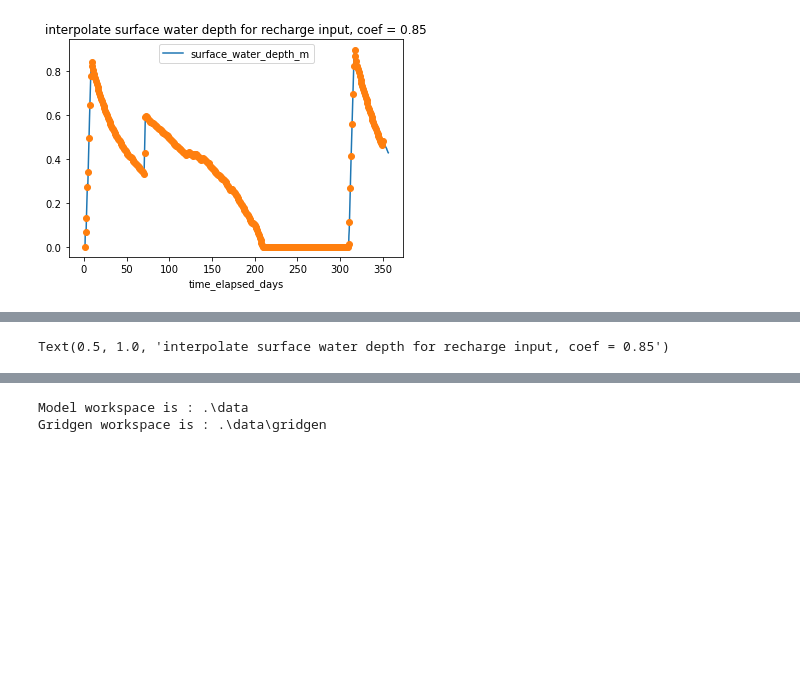
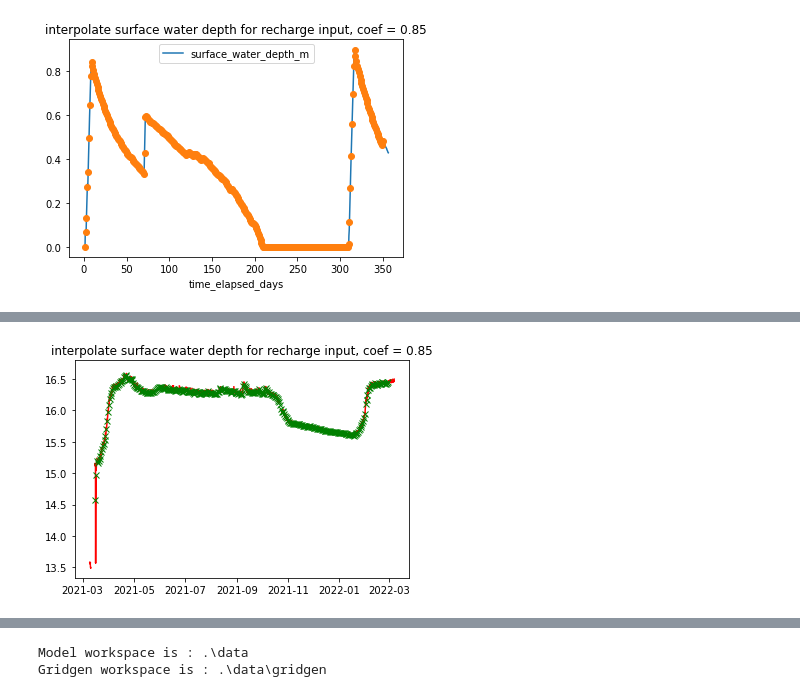
Before and after one commit to chenmingzhang/ewatering, a Jupyter notebook: modflow_planar_2D/ewatering_mf6_jupytext.ipynb, the cells around one changed output, grey strips where cells are left out. Drawn from its saved outputs; the diff is of its cells as text; code cells hidden in the pictures; blank space fills up the shorter version.

Commit message:
interpolate the output

```diff
--- a/modflow_planar_2D/ewatering_mf6_jupytext.ipynb
+++ b/modflow_planar_2D/ewatering_mf6_jupytext.ipynb
@@ -378,42 +379,38 @@ field.watertable_sa1_df[time_start_dt64:time_end_dt64] = np.nan
 field.watertable_sa2_df[time_start_dt64:time_end_dt64] = np.nan
 field.watertable_sa3_df[time_start_dt64:time_end_dt64] = np.nan
 # %%
-field_merged = dotdict({})
+field.sim_time_array_dt64 = field.simlation_start_time_dt64+ np.array(gwf.modeltime.totim, dtype='timedelta64[D]')
+field.merged_df = pd.DataFrame(index=field.sim_time_array_dt64)
+field.merged_df['time_elapsed_days'] = (field.merged_df.index - field.simlation_start_time_dt64) /np.timedelta64(1, 'D')
 
-field_merged.time_simulation_start_dt64 = np.datetime64('2021-03-15T09:00')
-field_merged.time_array_dt64 = field_merged.time_simulation_start_dt64+ np.array(gwf.modeltime.totim, dtype='timedelta64[D]')
-field_merged.df = pd.DataFrame(index=field_merged.time_array_dt64)
-field_merged.df['time_elapsed_days'] = (field_merged.df.index - field_merged.time_simulation_start_dt64) /np.timedelta64(1, 'D')
 
-csaps_coef = 8600
-csaps_coef = 86
-csaps_coef = 0.0086
-csaps_coef = -1.2e-16
-csaps_coef =0.85
+csaps_coef = 0.85
 mask = field.watertable_sa2_df['value'].isnull()
 # i can not find a coefficient that works well with index.
-# field_merged.df['surface_depth_sa2_m'] = csaps(field.watertable_sa2_df.index[~mask],
+# field.merged_df['surface_depth_sa2_m'] = csaps(field.watertable_sa2_df.index[~mask],
 #            field.watertable_sa2_df['value'][~mask],
-#            field_merged.df.index,
+#            field.merged_df.index,
 #            smooth = csaps_coef)
 
-field_merged.df['watertable_sa2_m'] = csaps(field.watertable_sa2_df['time_elapsed_days'][~mask],
+field.merged_df['watertable_sa2_m'] = csaps(field.watertable_sa2_df['time_elapsed_days'][~mask],
            field.watertable_sa2_df['value'][~mask],
-           field_merged.df['time_elapsed_days'],
+           field.merged_df['time_elapsed_days'],
            smooth = csaps_coef)
-
 # plot interpolation
 fig=plt.figure()
 ax  = fig.add_subplot(1, 1, 1)
 ax.plot(field.watertable_sa2_df.index,
-        field.watertable_sa2_df['value'],'r-')
-ax.plot( field_merged.df.index,
-         field_merged.df['watertable_sa2_m'],
-         'gx')
+        field.watertable_sa2_df['value'],
+        'r-',
+        label='watertable_sa2_original')
+ax.plot( field.merged_df.index,
+         field.merged_df['watertable_sa2_m'],
+         'gx',
+        label='watertable_sa2_fitted')
 ax.set_title('interpolate surface water depth for recharge input, coef = '
              + str(csaps_coef) )
-field_merged.df['watertable_rise_sa2_m'] = field_merged.df['watertable_sa2_m'] -field_merged.df['watertable_sa2_m'] [0]
+field.merged_df['watertable_rise_sa2_m'] = field.merged_df['watertable_sa2_m'] -field.merged_df['watertable_sa2_m'] [0]
 # %% [output]
-Text(0.5, 1.0, 'interpolate surface water depth for recharge input, coef = 0.85')
+[figure, added]
 # %%
 # csaps does not like NaNs, so NaN is masked before interpolation
```
Also changed, not shown: parts of 6 cells of this notebook.
